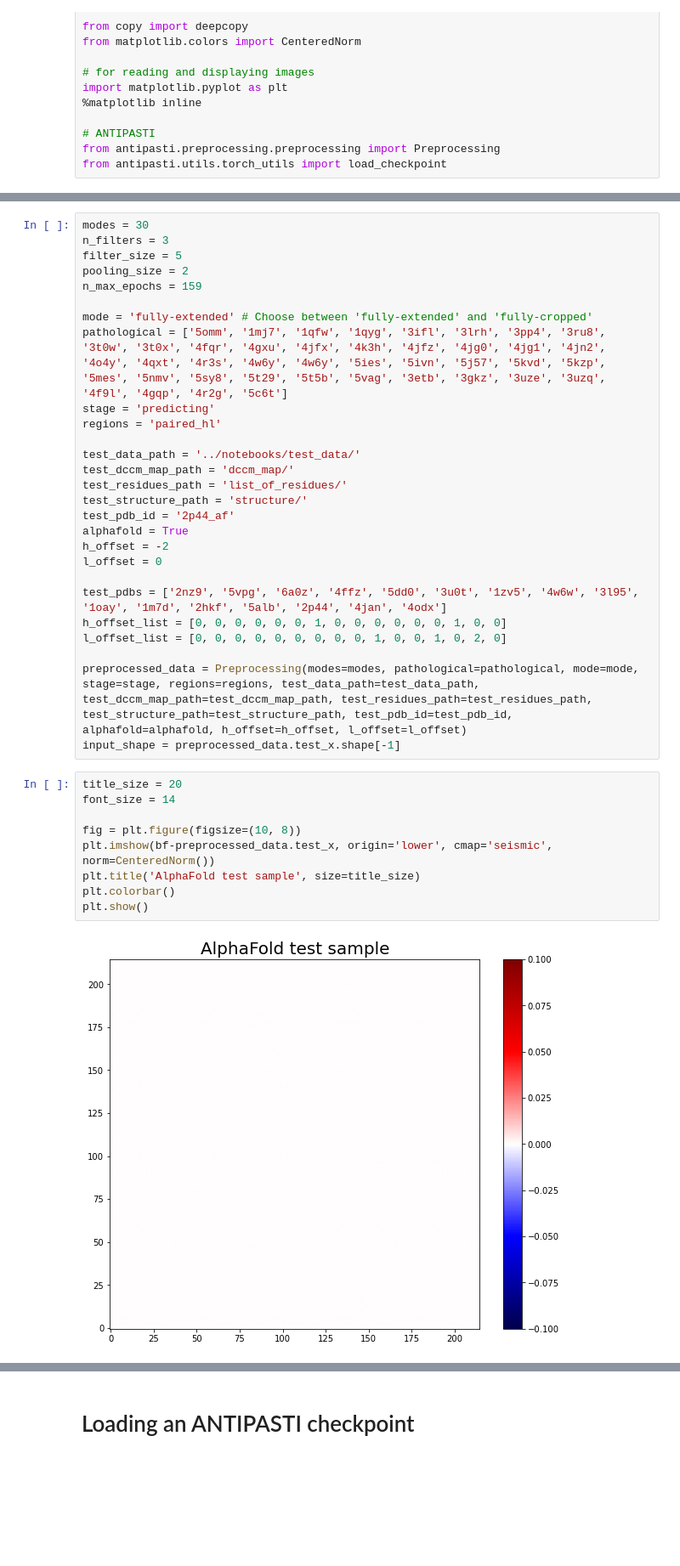
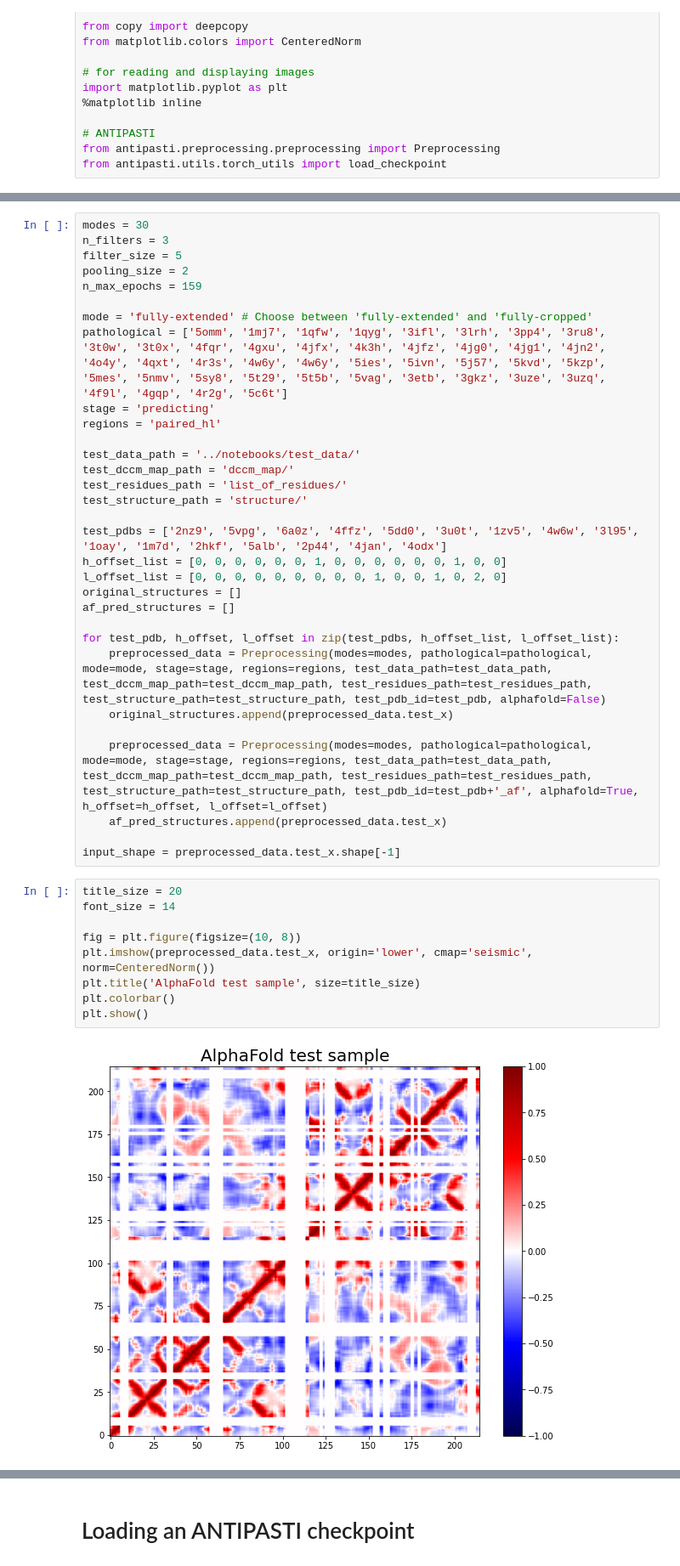
Before and after one commit to kevinmicha/ANTIPASTI, a Jupyter notebook: notebooks/[Analysis] AlphaFold can be useful if only sequences are available.ipynb, the cells around one changed output, grey strips where cells are left out. Shown at 85% size. Saved outputs shown, nothing was run; the diff lists cells and outputs as text; blank space fills up the shorter version.

Commit message:
Required pipeline for notebook #4 (incl data) ready

```diff
--- a/notebooks/[Analysis] AlphaFold can be useful if only sequences are available.ipynb
+++ b/notebooks/[Analysis] AlphaFold can be useful if only sequences are available.ipynb
@@ -41,25 +41,29 @@ test_data_path = '../notebooks/test_data/'
 test_dccm_map_path = 'dccm_map/'
 test_residues_path = 'list_of_residues/'
 test_structure_path = 'structure/'
-test_pdb_id = '2p44_af'
-alphafold = True
-h_offset = -2
-l_offset = 0
 
 test_pdbs = ['2nz9', '5vpg', '6a0z', '4ffz', '5dd0', '3u0t', '1zv5', '4w6w', '3l95', '1oay', '1m7d', '2hkf', '5alb', '2p44', '4jan', '4odx']
 h_offset_list = [0, 0, 0, 0, 0, 0, 1, 0, 0, 0, 0, 0, 0, 1, 0, 0]
 l_offset_list = [0, 0, 0, 0, 0, 0, 0, 0, 0, 1, 0, 0, 1, 0, 2, 0]
+original_structures = []
+af_pred_structures = []
 
-preprocessed_data = Preprocessing(modes=modes, pathological=pathological, mode=mode, stage=stage, regions=regions, test_data_path=test_data_path, test_dccm_map_path=test_dccm_map_path, test_residues_path=test_residues_path, test_structure_path=test_structure_path, test_pdb_id=test_pdb_id, alphafold=alphafold, h_offset=h_offset, l_offset=l_offset)
+for test_pdb, h_offset, l_offset in zip(test_pdbs, h_offset_list, l_offset_list):
+    preprocessed_data = Preprocessing(modes=modes, pathological=pathological, mode=mode, stage=stage, regions=regions, test_data_path=test_data_path, test_dccm_map_path=test_dccm_map_path, test_residues_path=test_residues_path, test_structure_path=test_structure_path, test_pdb_id=test_pdb, alphafold=False)
+    original_structures.append(preprocessed_data.test_x)
+
+    preprocessed_data = Preprocessing(modes=modes, pathological=pathological, mode=mode, stage=stage, regions=regions, test_data_path=test_data_path, test_dccm_map_path=test_dccm_map_path, test_residues_path=test_residues_path, test_structure_path=test_structure_path, test_pdb_id=test_pdb+'_af', alphafold=True, h_offset=h_offset, l_offset=l_offset)
+    af_pred_structures.append(preprocessed_data.test_x)
+
 input_shape = preprocessed_data.test_x.shape[-1]
 # %%
 title_size = 20
 font_size = 14
 
 fig = plt.figure(figsize=(10, 8))
-plt.imshow(bf-preprocessed_data.test_x, origin='lower', cmap='seismic', norm=CenteredNorm())
+plt.imshow(preprocessed_data.test_x, origin='lower', cmap='seismic', norm=CenteredNorm())
 plt.title('AlphaFold test sample', size=title_size)
 plt.colorbar()
 plt.show()
 # %% [output]
-[figure, old version]
+[figure, new version]
```
Also changed, not shown: parts of 3 cells of this notebook, 3 other files.
